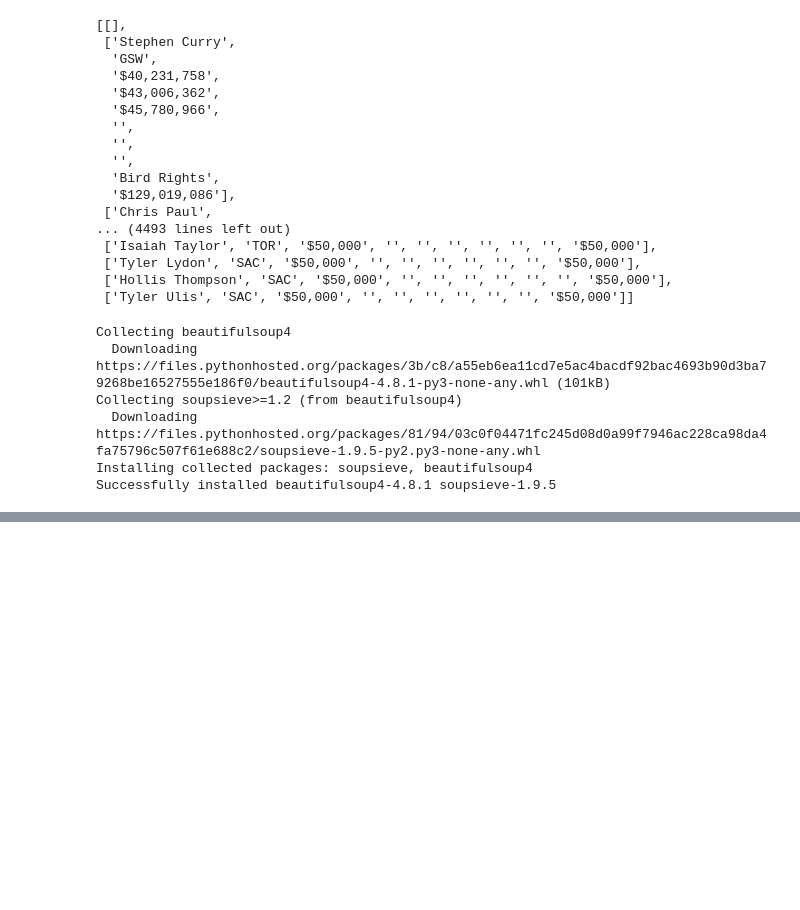
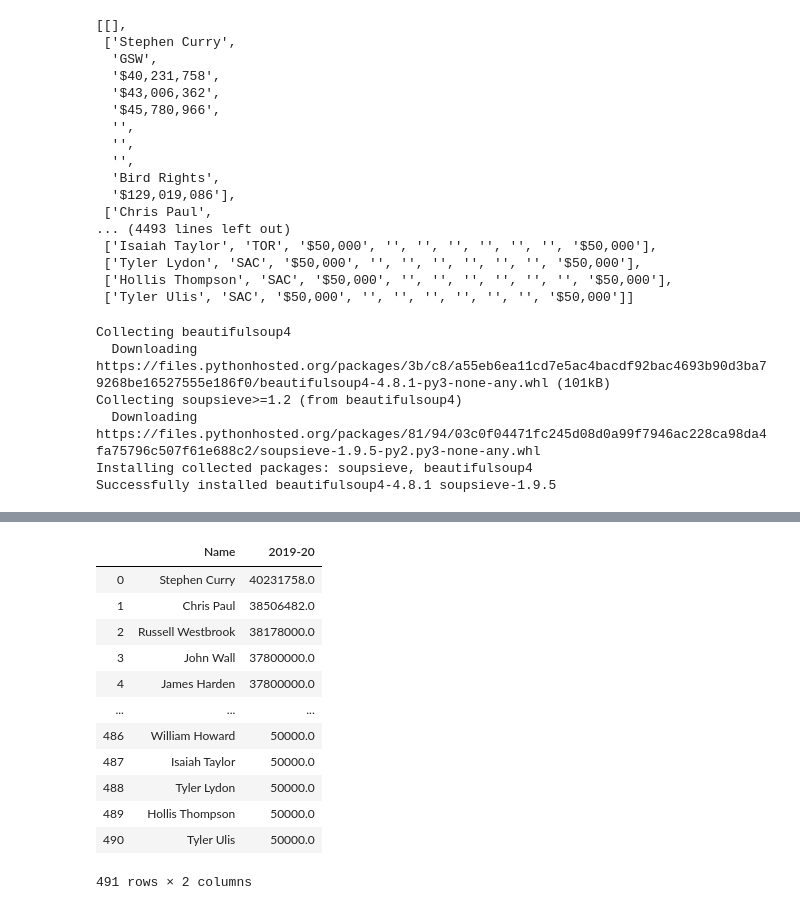
Before and after one commit to kevinivers/NBA-stats-project-python, a Jupyter notebook: Project work/Untitled.ipynb, the cells around one changed output, grey strips where cells are left out. Cells and saved outputs as stored; diff of their text form; code cells hidden in the pictures; blank space fills up the shorter version.

```diff
--- a/Project work/Untitled.ipynb
+++ b/Project work/Untitled.ipynb
@@ -204,0 +229,17 @@ Please enter an NBA player or enter quit to exit: quit
+# %%
+newtable = pd.DataFrame(listdata_2)
+newtable
+# %% [output]
+|  | Name | 2019-20 |
+| 0 | Stephen Curry | 40231758.0 |
+| 1 | Chris Paul | 38506482.0 |
+| 2 | Russell Westbrook | 38178000.0 |
+| 3 | John Wall | 37800000.0 |
+| 4 | James Harden | 37800000.0 |
+| ... | ... | ... |
+| 486 | William Howard | 50000.0 |
+| 487 | Isaiah Taylor | 50000.0 |
+| 488 | Tyler Lydon | 50000.0 |
+| 489 | Hollis Thompson | 50000.0 |
+| 490 | Tyler Ulis | 50000.0 |
+491 rows × 2 columns
```
Also changed, not shown: parts of 8 cells of this notebook.
